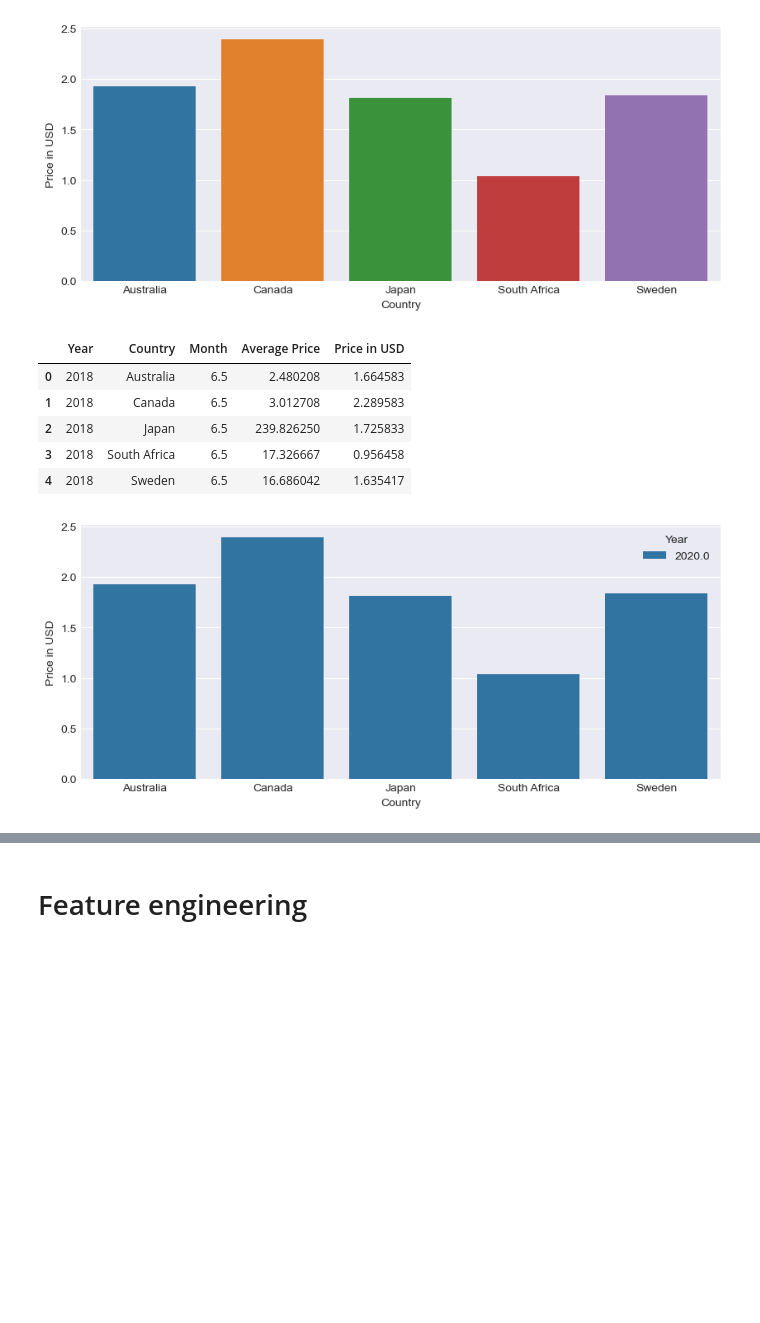
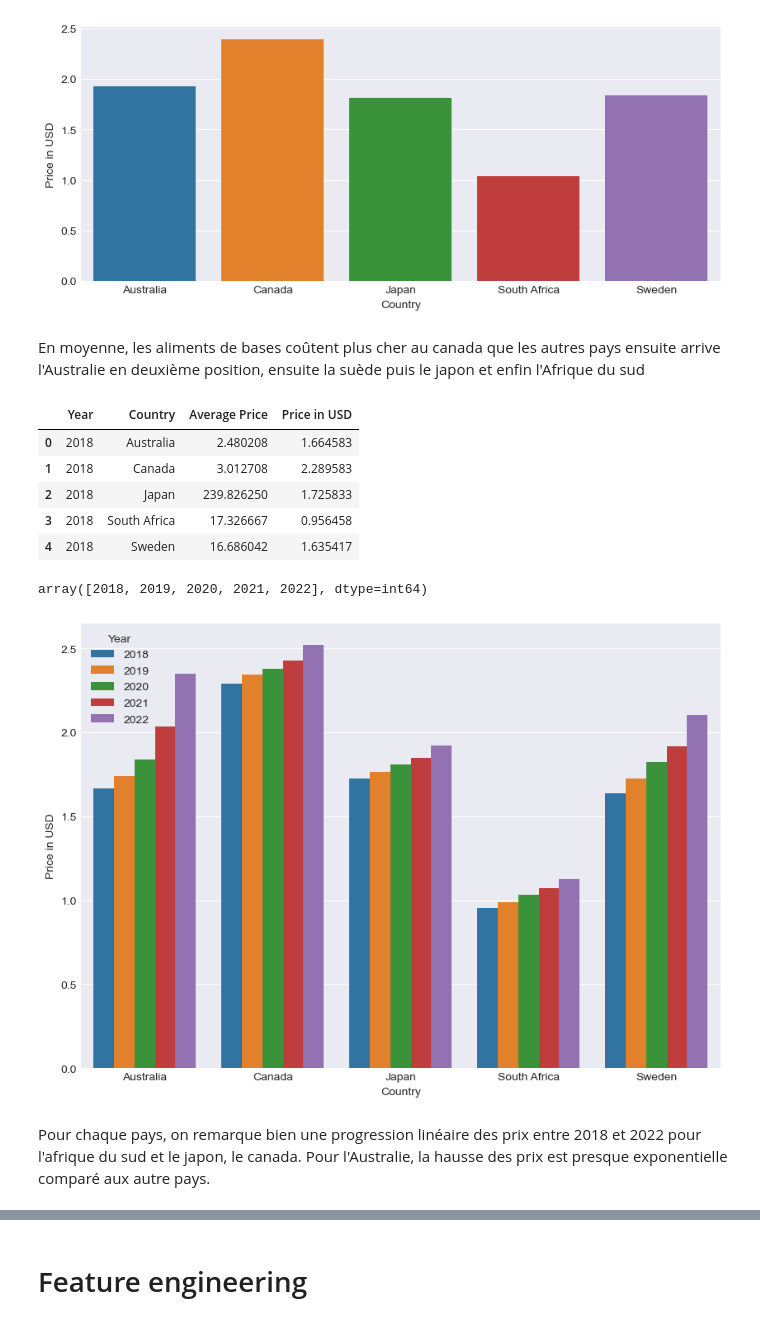
Before and after one commit to Hajoura91coding/Vital_Food_costs_5countries_2018_2022, a Jupyter notebook: Food_prices.ipynb, the cells around one changed output, grey strips where cells are left out. Saved outputs shown, nothing was run; the diff lists cells and outputs as text; code cells hidden in the pictures; blank space fills up the shorter version.

Commit message:
plusieurs graphiques de visualisation
Analyse bivariée et multivariée et visualisation de séries temporelles

```diff
--- a/Food_prices.ipynb
+++ b/Food_prices.ipynb
@@ -228,3 +225,6 @@ dt["Month"] = pd.to_datetime(dt.Month, format='%m')
+# %%
+dt['Year'] = dt['Year'].astype('object')
+dt['Month'] = dt['Month'].astype('object')
 # %%
 dt.dtypes
 # %% [output]
@@ -276,26 +285,35 @@ sns.barplot(data = agg1, x='Country',y='Price in USD')
 plt.show()
 # %% [output]
 [figure]
+# %% [markdown]
+En moyenne, les aliments de bases coûtent plus cher au canada que les autres pays ensuite arrive l'Australie en deuxième position, ensuite la suède puis le japon et enfin l'Afrique du sud
 # %%
 agg2 = dt.groupby(['Year','Country']).agg('mean').reset_index()
 # %%
 agg2.head()
 # %% [output]
-|  | Year | Country | Month | Average Price | Price in USD |
-| 0 | 2018 | Australia | 6.5 | 2.480208 | 1.664583 |
-| 1 | 2018 | Canada | 6.5 | 3.012708 | 2.289583 |
-| 2 | 2018 | Japan | 6.5 | 239.826250 | 1.725833 |
-| 3 | 2018 | South Africa | 6.5 | 17.326667 | 0.956458 |
-| 4 | 2018 | Sweden | 6.5 | 16.686042 | 1.635417 |
+|  | Year | Country | Average Price | Price in USD |
+| 0 | 2018 | Australia | 2.480208 | 1.664583 |
+| 1 | 2018 | Canada | 3.012708 | 2.289583 |
+| 2 | 2018 | Japan | 239.826250 | 1.725833 |
+| 3 | 2018 | South Africa | 17.326667 | 0.956458 |
+| 4 | 2018 | Sweden | 16.686042 | 1.635417 |
+# %%
+agg2['Year'].unique()
+# %% [output]
+array([2018, 2019, 2020, 2021, 2022], dtype=int64)
 # %%
-plt.figure(figsize=(10,4))
+plt.figure(figsize=(10,7))
 # Change the style of plot
 plt.style.use('seaborn-darkgrid')
 # Create a color palette
 palette = plt.get_cmap('Set1')
 
-sns.barplot(data = agg1, x='Country',y='Price in USD', hue='Year')
+sns.barplot(data = agg2, x='Country',y='Price in USD', hue='Year')
 
 plt.show()
 # %% [output]
-[figure, old version]
+[figure, new version]
+# %% [markdown]
+Pour chaque pays, on remarque bien une progression linéaire des prix entre 2018 et 2022 pour l'afrique du sud et le japon, le canada.
+Pour l'Australie, la hausse des prix est presque exponentielle comparé aux autre pays.
```
Also changed, not shown: parts of 12 cells of this notebook, 2 other files.
